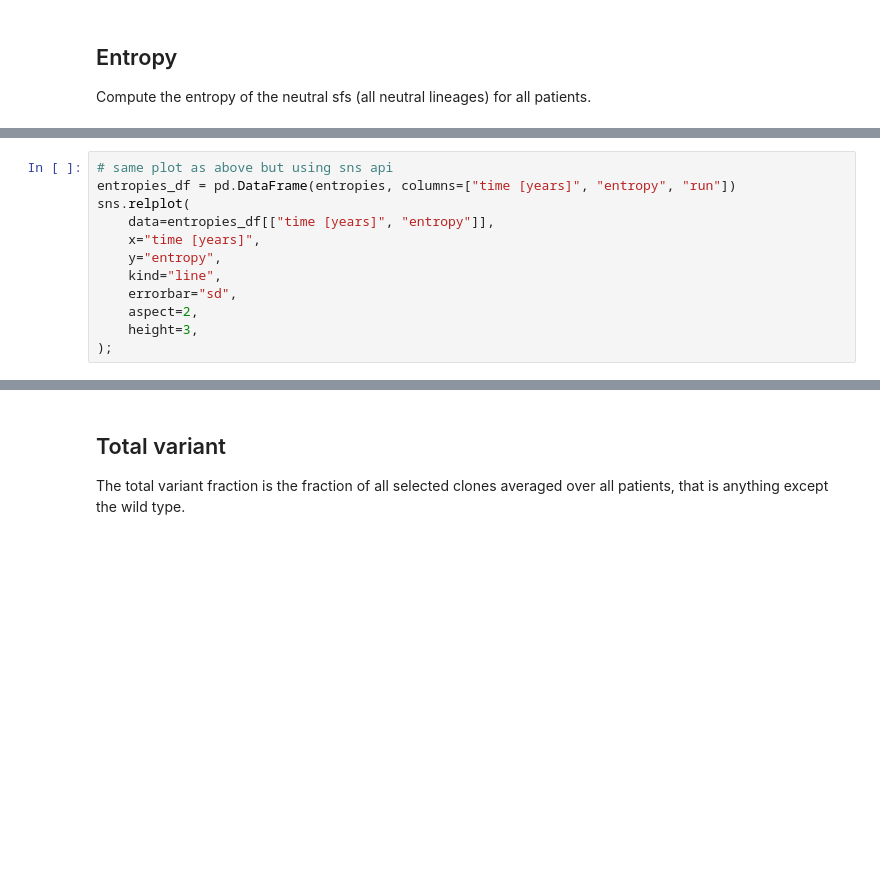
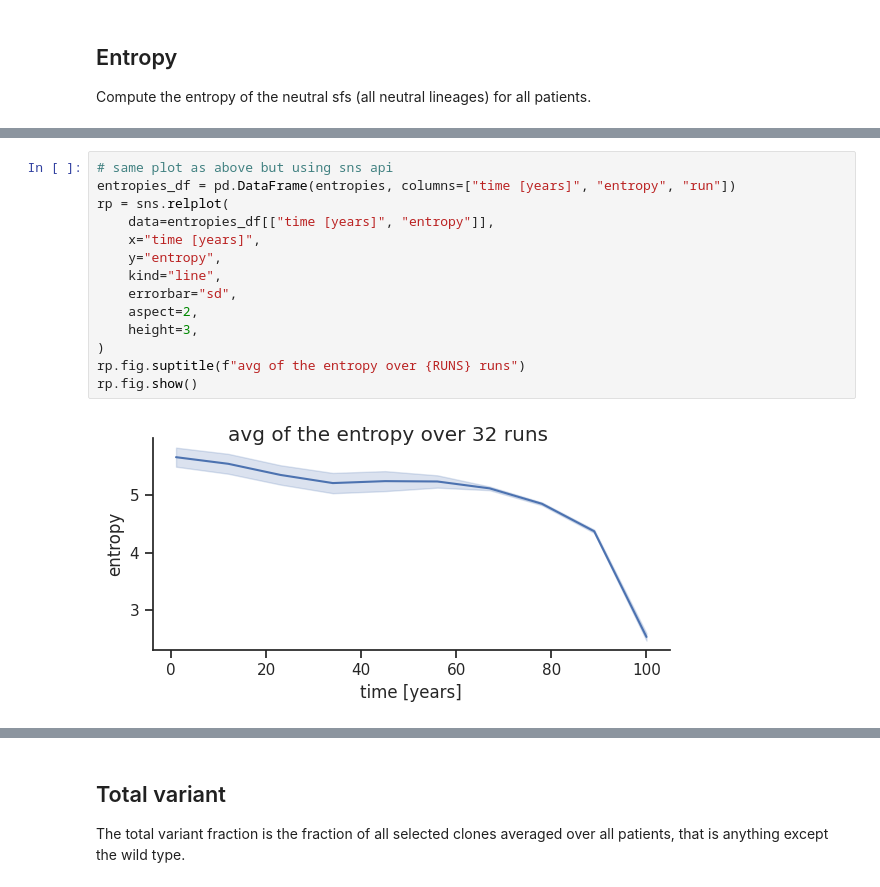
Before and after one commit to fraterenz/hsc-draft, a Jupyter notebook: hsc.ipynb, the cells around one changed output, grey strips where cells are left out. Cells and saved outputs as stored; diff of their text form; blank space fills up the shorter version.

```diff
--- a/hsc.ipynb
+++ b/hsc.ipynb
@@ -242,15 +269,19 @@ plt.show()
 # %%
 # same plot as above but using sns api
 entropies_df = pd.DataFrame(entropies, columns=["time [years]", "entropy", "run"])
-sns.relplot(
+rp = sns.relplot(
     data=entropies_df[["time [years]", "entropy"]],
     x="time [years]",
     y="entropy",
     kind="line",
     errorbar="sd",
     aspect=2,
     height=3,
-);
+)
+rp.fig.suptitle(f"avg of the entropy over {RUNS} runs")
+rp.fig.show()
+# %% [output]
+[figure, added]
 # %%
 fig, ax = plt.subplots(1, 1, tight_layout=True, figsize=FIGSIZE)
 
```
Also changed, not shown: parts of 14 cells of this notebook.
